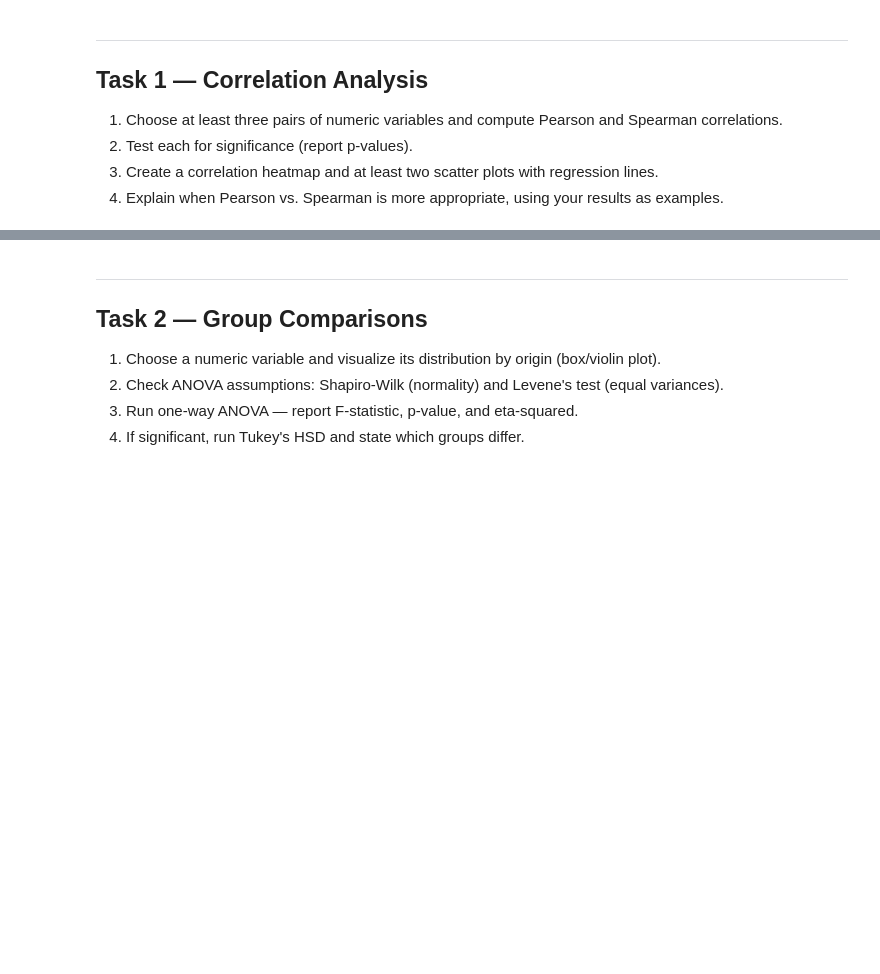
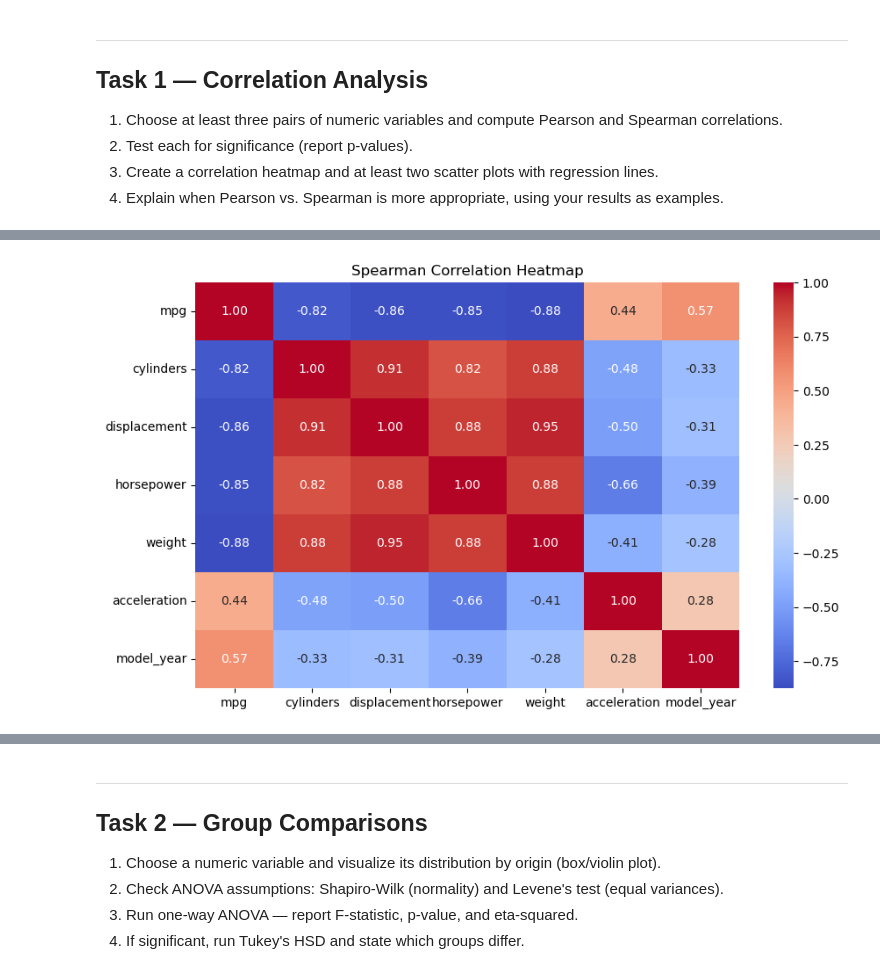
Before and after one commit to Data-AI-IDDA/m3-13-assessment, a Jupyter notebook: m3-13-assessment.ipynb, the cells around one changed output, grey strips where cells are left out. Drawn from its saved outputs; the diff is of its cells as text; code cells hidden in the pictures; blank space fills up the shorter version.

```diff
--- a/m3-13-assessment.ipynb
+++ b/m3-13-assessment.ipynb
@@ -45,0 +127,10 @@ Your answer here…
+# %%
+plt.figure(figsize=(10, 6))
+
+spearman_corr = mpg.corr(method='spearman', numeric_only=True)
+
+sns.heatmap(spearman_corr, annot=True, cmap='coolwarm', fmt=".2f")
+plt.title("Spearman Correlation Heatmap")
+plt.show()
+# %% [output]
+[figure, added]
```
Also changed, not shown: parts of 56 cells of this notebook.
